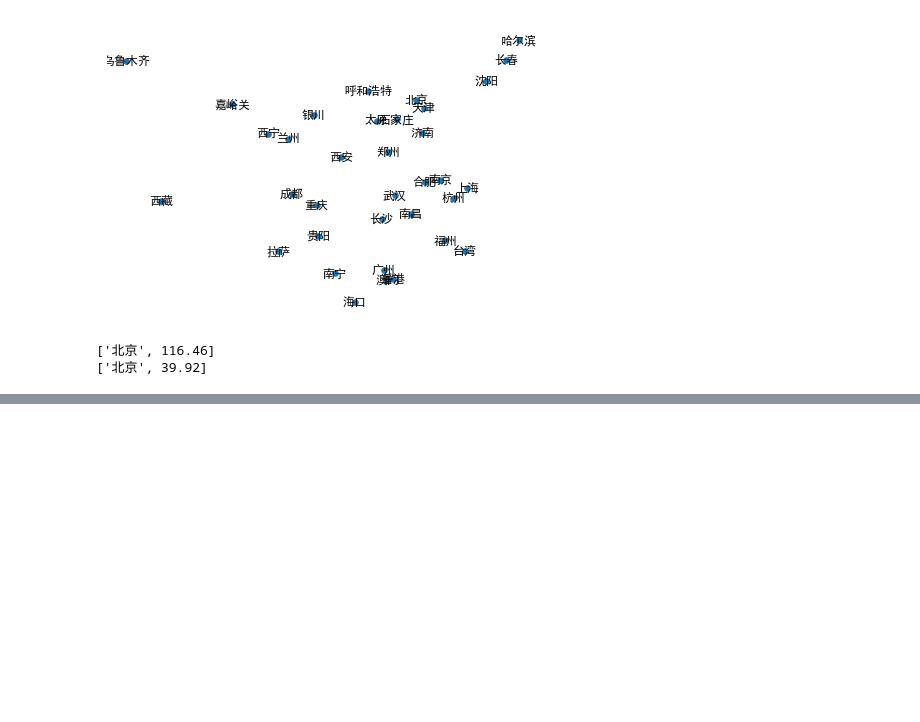
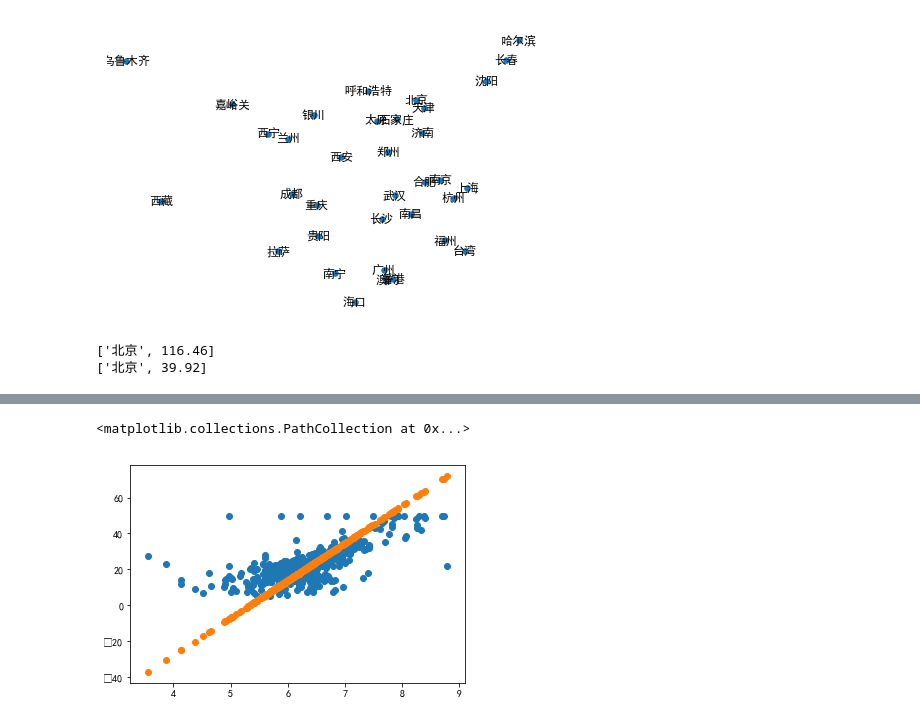
Before and after one commit to Pineapple1996/AI-for-NLP, a Jupyter notebook: leeson2/lesson_code.ipynb, the cells around one changed output, grey strips where cells are left out. Saved outputs shown, nothing was run; the diff lists cells and outputs as text; code cells hidden in the pictures; blank space fills up the shorter version.

```diff
--- a/leeson2/lesson_code.ipynb
+++ b/leeson2/lesson_code.ipynb
@@ -120,0 +259,11 @@ search('北京','上海',city_dict)
+# %%
+x_rm = X[:, 5]
+k =20.851752750295233
+b = -111.31847483467732
+price_by_random_k_and_b = [price(r, k, b) for r in x_rm]
+
+draw_rm_and_price()
+plt.scatter(x_rm, price_by_random_k_and_b)
+# %% [output]
+<matplotlib.collections.PathCollection at 0x...>
+[figure, added]
```
Also changed, not shown: parts of 16 cells of this notebook, 3 other files.
